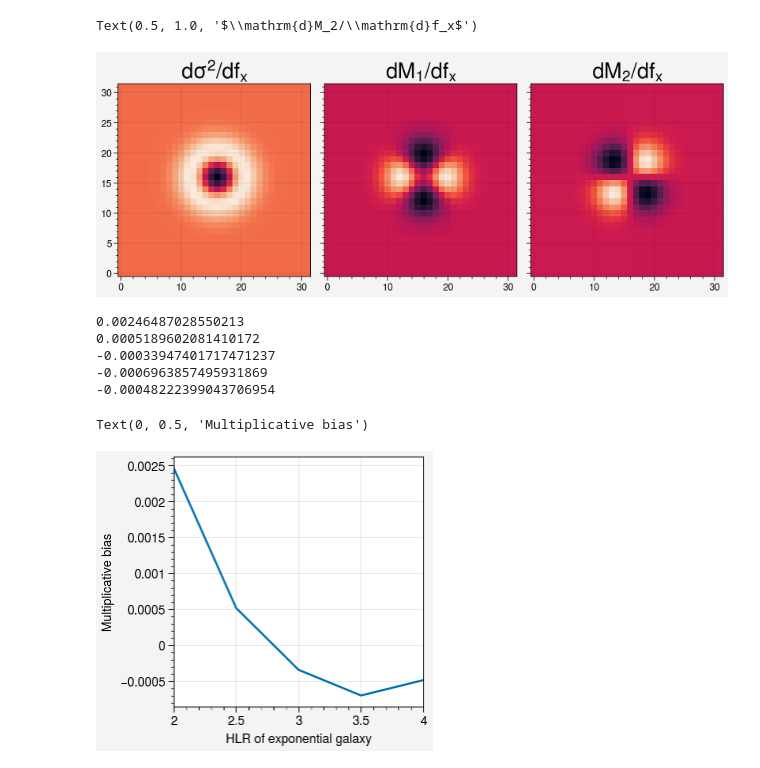
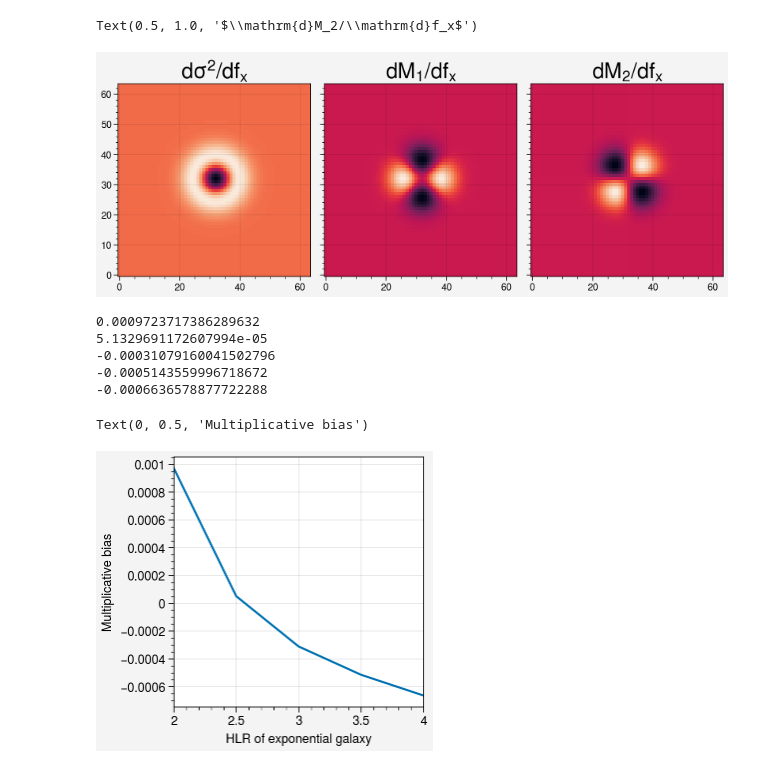
Before and after one commit to mr-superonion/FPFS_notebooks, a Jupyter notebook: 4_model_fitting/2_adaptive_shape.ipynb, the cells around one changed output. Cells and saved outputs as stored; diff of their text form; code cells hidden in the pictures.

```diff
--- a/4_model_fitting/2_adaptive_shape.ipynb
+++ b/4_model_fitting/2_adaptive_shape.ipynb
@@ -10,7 +10,7 @@ from fpfs.imgutil import gauss_kernel
 # %%
 def _adaptive_shape_kern(im, sigma2):
     half = ngrid//2
-    y, x = jnp.mgrid[:32, :32]
+    y, x = jnp.mgrid[:ngrid, :ngrid]
     y = y - half
     x = x - half
 
@@ -52,7 +52,7 @@ def dumb_adaptive_thing(im):
 
     # then shapes
     half = ngrid//2
-    y, x = jnp.mgrid[:32, :32]
+    y, x = jnp.mgrid[:ngrid, :ngrid]
     y = y - half
     x = x - half
     kern = jnp.exp(
@@ -106,7 +106,7 @@ def get_shear_response(im, smooth_scale_fourier=2.5):
     return imCovQA+xgrid*imCovDA-ygrid*imCovDB
 # %%
 # image
-ngrid = 32
+ngrid = 64
 obj = galsim.Exponential(half_light_radius=2.).shear(g1=0.03)#.shear(e1=0.1, e2=-0.14)
 im = obj.shift(0.5,0.5).drawImage(nx=ngrid, ny=ngrid, scale=1, method = 'no_pixel').array
 im_sm = get_smooth_img(im)
@@ -127,35 +127,35 @@ axs[2].imshow(dmm_dpix[2], origin="lower", cmap="rocket")
 axs[2].set_title("$\mathrm{d}M_2/\mathrm{d}f_x$", fontsize = 20)
 # %% [output]
 Text(0.5, 1.0, '$\\mathrm{d}M_2/\\mathrm{d}f_x$')
-[figure, old version]
+[figure, new version]
 # %%
-ngrid = 32
+ngrid = 64
 mbias_list =[]
 hlr_list = np.array([2.,2.5,3.,3.5,4.])
 for hlr in hlr_list:
     # image
     obj = galsim.Exponential(half_light_radius=hlr).shear(g1=0.03)#.shear(e1=0.1, e2=-0.14)
     im = obj.shift(0.5,0.5).drawImage(nx=ngrid, ny=ngrid, scale=1, method = 'no_pixel').array
     im_sm = get_smooth_img(im)
     im_sr = get_shear_response(im)
     mm = meas_fun(im_sm)
     dmm_dpix = meas_deriv(im_sm)
     dmm_dg = jnp.sum(dmm_dpix*im_sr, axis= (1,2))
     mbias = mm[1]/dmm_dg[1]/0.03-1
     print(mbias)
     mbias_list.append(mbias)
 mbias_list = np.array(mbias_list)
 
 pplt.close()
 fig, axs = pplt.subplots(ncols=1, nrows=1)
 axs[0].plot(hlr_list, mbias_list)
 axs[0].set_xlabel('HLR of exponential galaxy')
 axs[0].set_ylabel('Multiplicative bias')
 # %% [output]
-0.00246487028550213
-0.0005189602081410172
--0.00033947401717471237
--0.0006963857495931869
--0.00048222399043706954
+0.0009723717386289632
+5.1329691172607994e-05
+-0.00031079160041502796
+-0.0005143559996718672
+-0.0006636578877722288
 Text(0, 0.5, 'Multiplicative bias')
-[figure, old version]
+[figure, new version]
```
